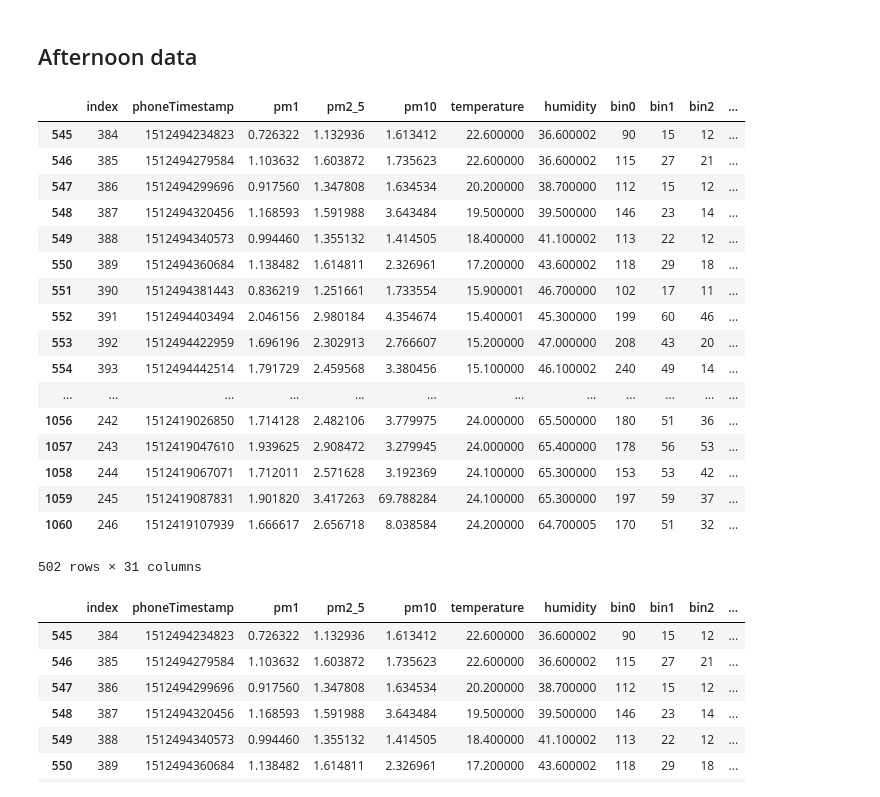
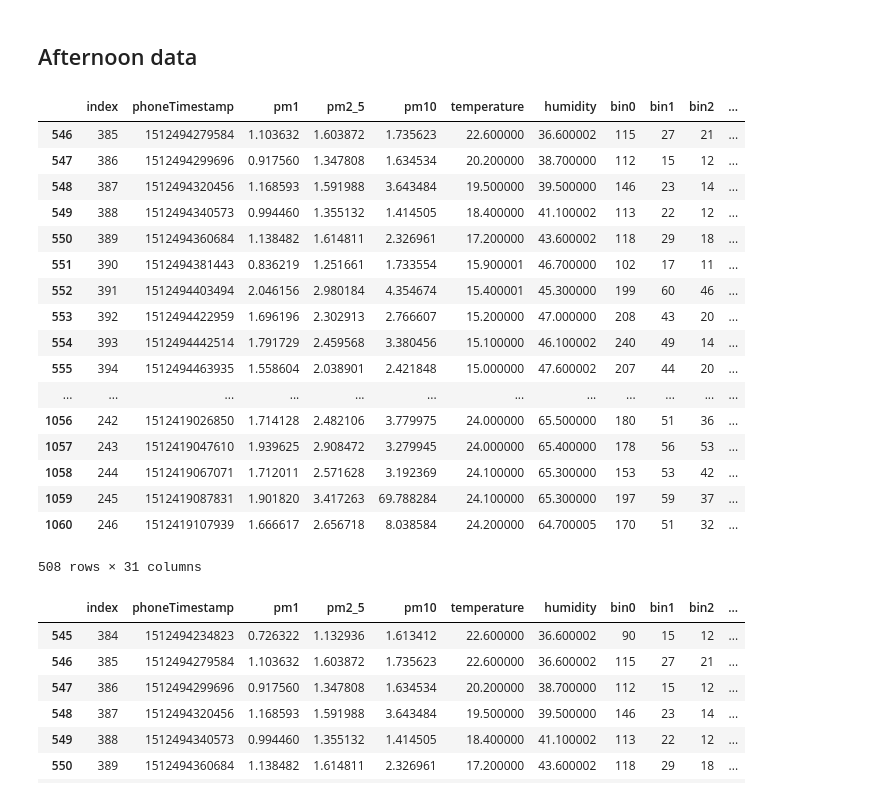
Before and after one commit to MihaiVisu/HonoursProject, a Jupyter notebook: notebooks/december_walking_data_analysis.ipynb, the cells around one changed output. Drawn from its saved outputs; the diff is of its cells as text; code cells hidden in the pictures.

```diff
--- a/notebooks/december_walking_data_analysis.ipynb
+++ b/notebooks/december_walking_data_analysis.ipynb
@@ -370,15 +373,14 @@ labelled_midday_data_pm_all
 # %% [markdown]
 ## Afternoon data
 # %%
-filtered_data = afternoon_data[(afternoon_data['bin0']<450) & (afternoon_data['bin0']>0)].copy()
+filtered_data = afternoon_data[(afternoon_data['total']<12000) & (afternoon_data['total']>0)].copy()
 
 # get clusters based on bin counts
 labelled_afternoon_data = get_environment_clusters(filtered_data, 80, ['bin0', 'bin1', 'bin2'])
 
 labelled_afternoon_data
 # %% [output]
 |  | index | phoneTimestamp | pm1 | pm2_5 | pm10 | temperature | humidity | bin0 | bin1 | bin2 | ... |
-| 545 | 384 | 1512494234823 | 0.726322 | 1.132936 | 1.613412 | 22.600000 | 36.600002 | 90 | 15 | 12 | ... |
 | 546 | 385 | 1512494279584 | 1.103632 | 1.603872 | 1.735623 | 22.600000 | 36.600002 | 115 | 27 | 21 | ... |
 | 547 | 386 | 1512494299696 | 0.917560 | 1.347808 | 1.634534 | 20.200000 | 38.700000 | 112 | 15 | 12 | ... |
 | 548 | 387 | 1512494320456 | 1.168593 | 1.591988 | 3.643484 | 19.500000 | 39.500000 | 146 | 23 | 14 | ... |
@@ -388,10 +390,11 @@ labelled_afternoon_data
 | 552 | 391 | 1512494403494 | 2.046156 | 2.980184 | 4.354674 | 15.400001 | 45.300000 | 199 | 60 | 46 | ... |
 | 553 | 392 | 1512494422959 | 1.696196 | 2.302913 | 2.766607 | 15.200000 | 47.000000 | 208 | 43 | 20 | ... |
 | 554 | 393 | 1512494442514 | 1.791729 | 2.459568 | 3.380456 | 15.100000 | 46.100002 | 240 | 49 | 14 | ... |
+| 555 | 394 | 1512494463935 | 1.558604 | 2.038901 | 2.421848 | 15.000000 | 47.600002 | 207 | 44 | 20 | ... |
 | ... | ... | ... | ... | ... | ... | ... | ... | ... | ... | ... | ... |
 | 1056 | 242 | 1512419026850 | 1.714128 | 2.482106 | 3.779975 | 24.000000 | 65.500000 | 180 | 51 | 36 | ... |
 | 1057 | 243 | 1512419047610 | 1.939625 | 2.908472 | 3.279945 | 24.000000 | 65.400000 | 178 | 56 | 53 | ... |
 | 1058 | 244 | 1512419067071 | 1.712011 | 2.571628 | 3.192369 | 24.100000 | 65.300000 | 153 | 53 | 42 | ... |
 | 1059 | 245 | 1512419087831 | 1.901820 | 3.417263 | 69.788284 | 24.100000 | 65.300000 | 197 | 59 | 37 | ... |
 | 1060 | 246 | 1512419107939 | 1.666617 | 2.656718 | 8.038584 | 24.200000 | 64.700005 | 170 | 51 | 32 | ... |
-502 rows × 31 columns
+508 rows × 31 columns
```
Also changed, not shown: parts of 3 cells of this notebook, 4 other files.
